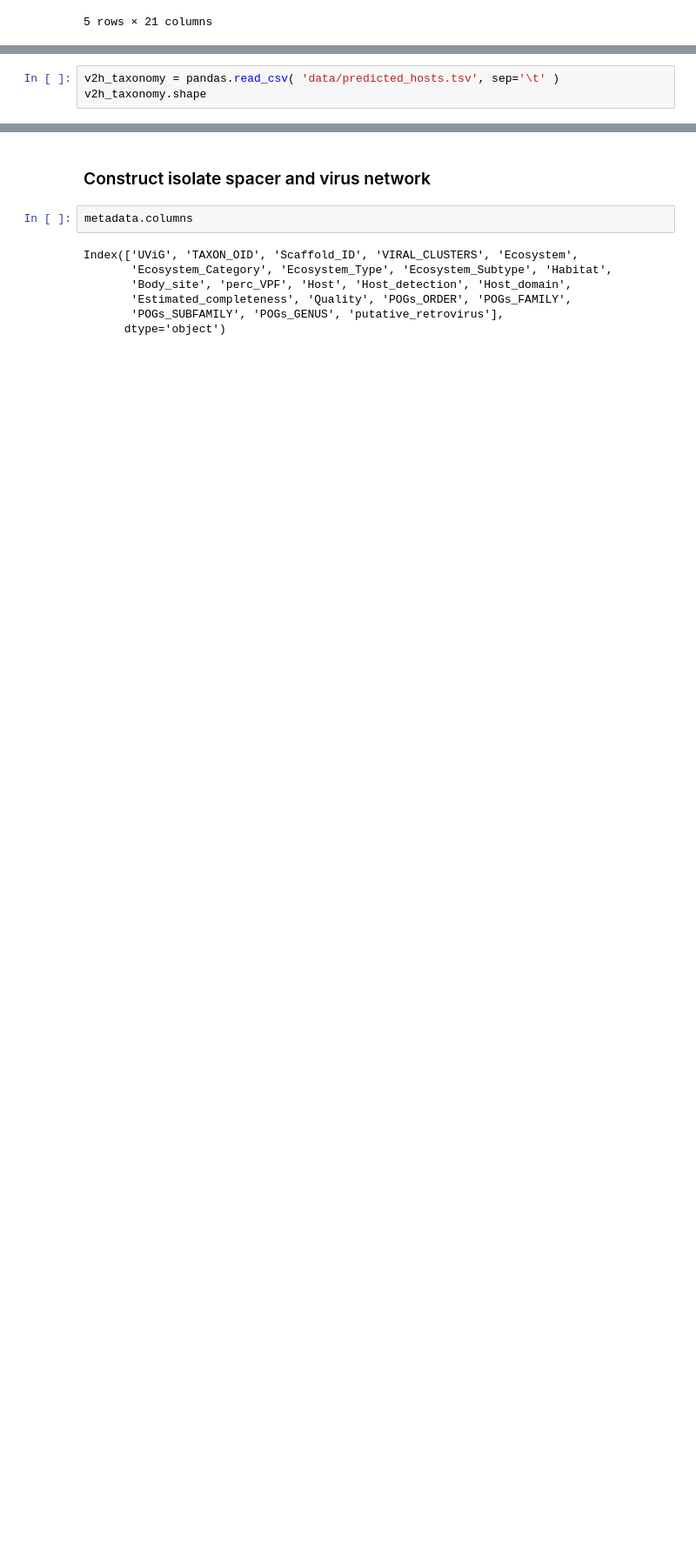
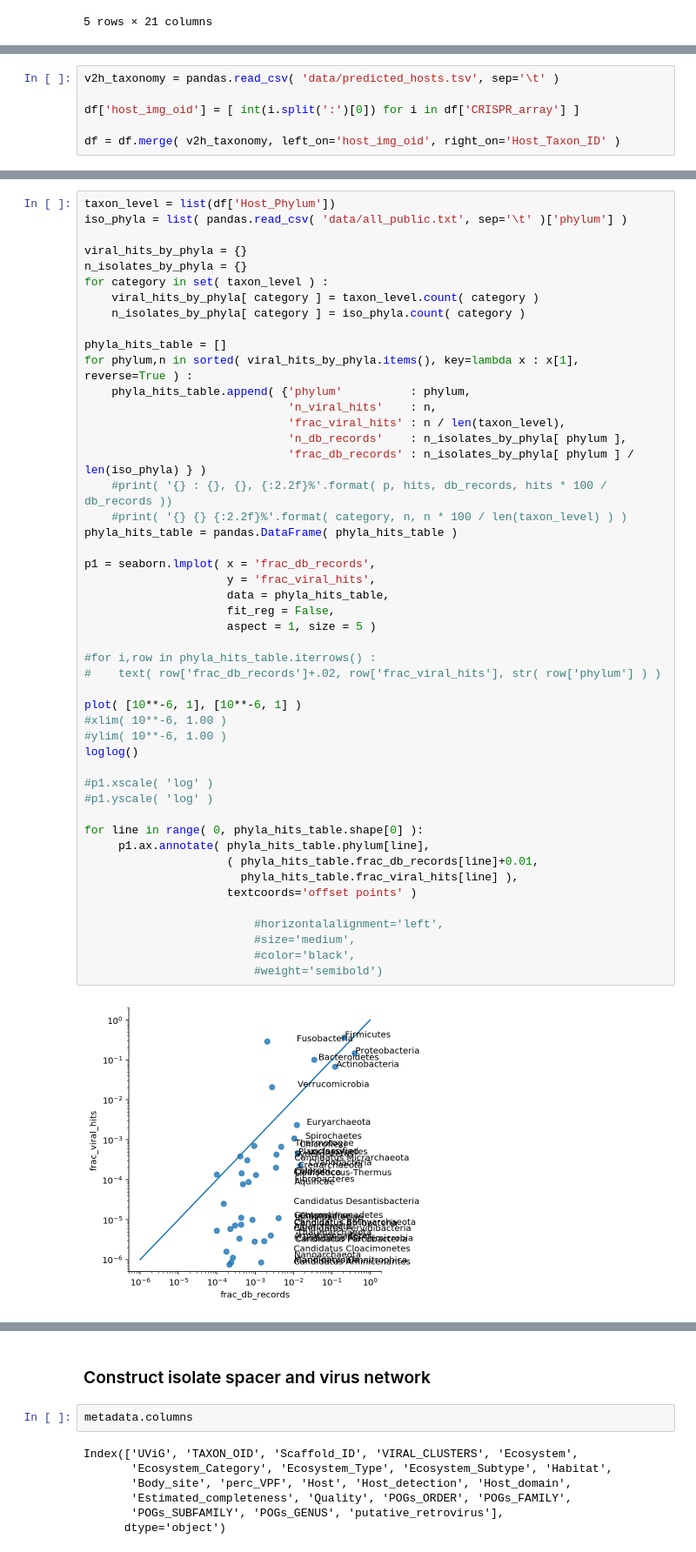
Before and after one commit to camillescott/viralnet, a Jupyter notebook: ViralNetworks.ipynb, the cells around one changed output, grey strips where cells are left out. Shown at 87% size. Drawn from its saved outputs; the diff is of its cells as text; blank space fills up the shorter version.

Commit message:
trying to figure out how much db bias we have

```diff
--- a/ViralNetworks.ipynb
+++ b/ViralNetworks.ipynb
@@ -326,3 +365,6 @@ metadata.head()
 # %%
 v2h_taxonomy = pandas.read_csv( 'data/predicted_hosts.tsv', sep='\t' )
-v2h_taxonomy.shape
+
+df['host_img_oid'] = [ int(i.split(':')[0]) for i in df['CRISPR_array'] ]
+
+df = df.merge( v2h_taxonomy, left_on='host_img_oid', right_on='Host_Taxon_ID' )
@@ -374,0 +371,50 @@ metagenome hits    : 655084 (87.81%)
+# %%
+taxon_level = list(df['Host_Phylum'])
+iso_phyla = list( pandas.read_csv( 'data/all_public.txt', sep='\t' )['phylum'] )
+
+viral_hits_by_phyla = {}
+n_isolates_by_phyla = {}
+for category in set( taxon_level ) :
+    viral_hits_by_phyla[ category ] = taxon_level.count( category )
+    n_isolates_by_phyla[ category ] = iso_phyla.count( category )
+
+phyla_hits_table = []
+for phylum,n in sorted( viral_hits_by_phyla.items(), key=lambda x : x[1], reverse=True ) :
+    phyla_hits_table.append( {'phylum'          : phylum,
+                              'n_viral_hits'    : n,
+                              'frac_viral_hits' : n / len(taxon_level),
+                              'n_db_records'    : n_isolates_by_phyla[ phylum ],
+                              'frac_db_records' : n_isolates_by_phyla[ phylum ] / len(iso_phyla) } )
+    #print( '{} : {}, {}, {:2.2f}%'.format( p, hits, db_records, hits * 100 / db_records ))
+    #print( '{} {} {:2.2f}%'.format( category, n, n * 100 / len(taxon_level) ) )
+phyla_hits_table = pandas.DataFrame( phyla_hits_table )
+
+p1 = seaborn.lmplot( x = 'frac_db_records',
+                     y = 'frac_viral_hits',
+                     data = phyla_hits_table,
+                     fit_reg = False,
+                     aspect = 1, size = 5 )
+
+#for i,row in phyla_hits_table.iterrows() :
+#    text( row['frac_db_records']+.02, row['frac_viral_hits'], str( row['phylum'] ) )
+
+plot( [10**-6, 1], [10**-6, 1] )
+#xlim( 10**-6, 1.00 )
+#ylim( 10**-6, 1.00 )
+loglog()
+
+#p1.xscale( 'log' )
+#p1.yscale( 'log' )
+
+for line in range( 0, phyla_hits_table.shape[0] ):
+     p1.ax.annotate( phyla_hits_table.phylum[line],
+                     ( phyla_hits_table.frac_db_records[line]+0.01,
+                       phyla_hits_table.frac_viral_hits[line] ),
+                     textcoords='offset points' )
+
+                         #horizontalalignment='left',
+                         #size='medium',
+                         #color='black',
+                         #weight='semibold')
+# %% [output]
+[figure, added]
```
Also changed, not shown: parts of 6 cells of this notebook.
